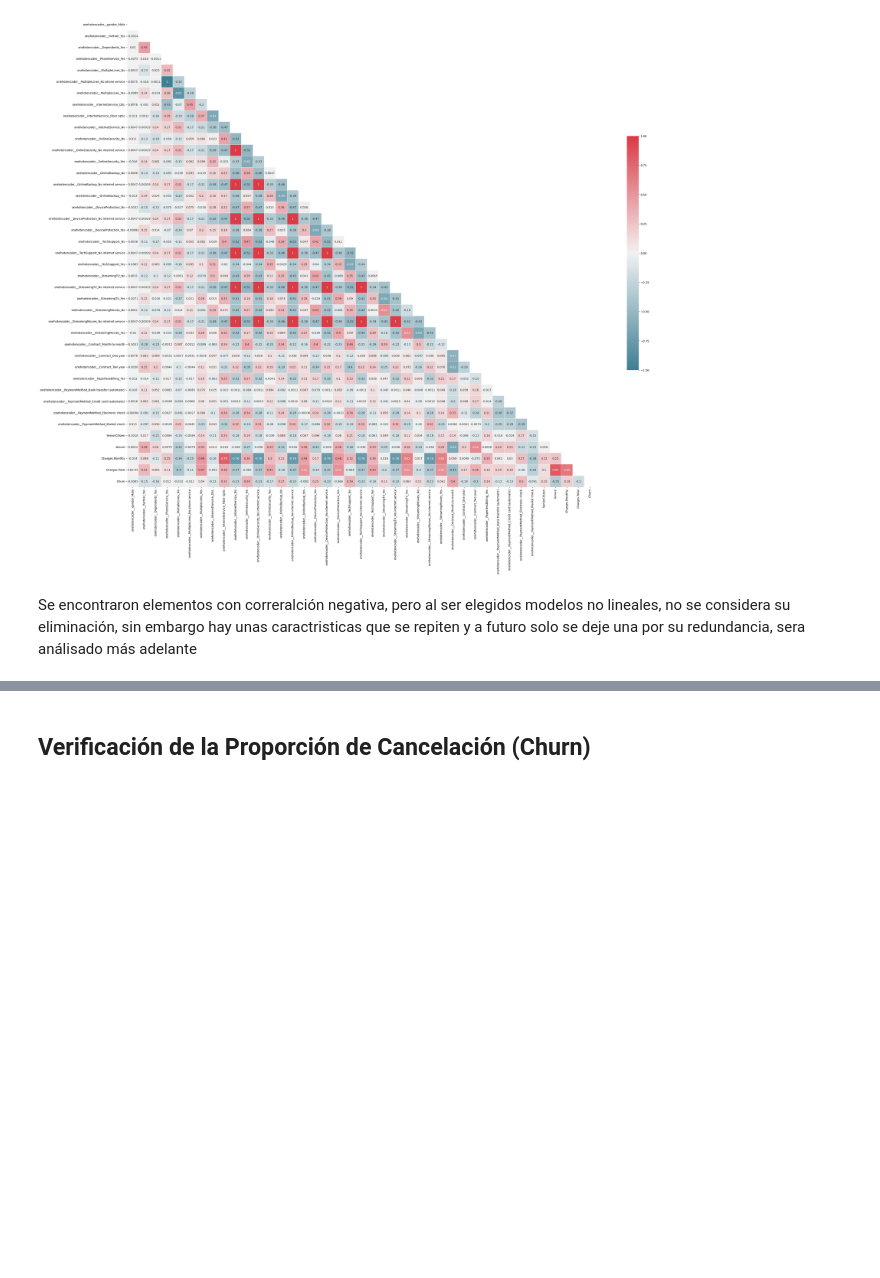
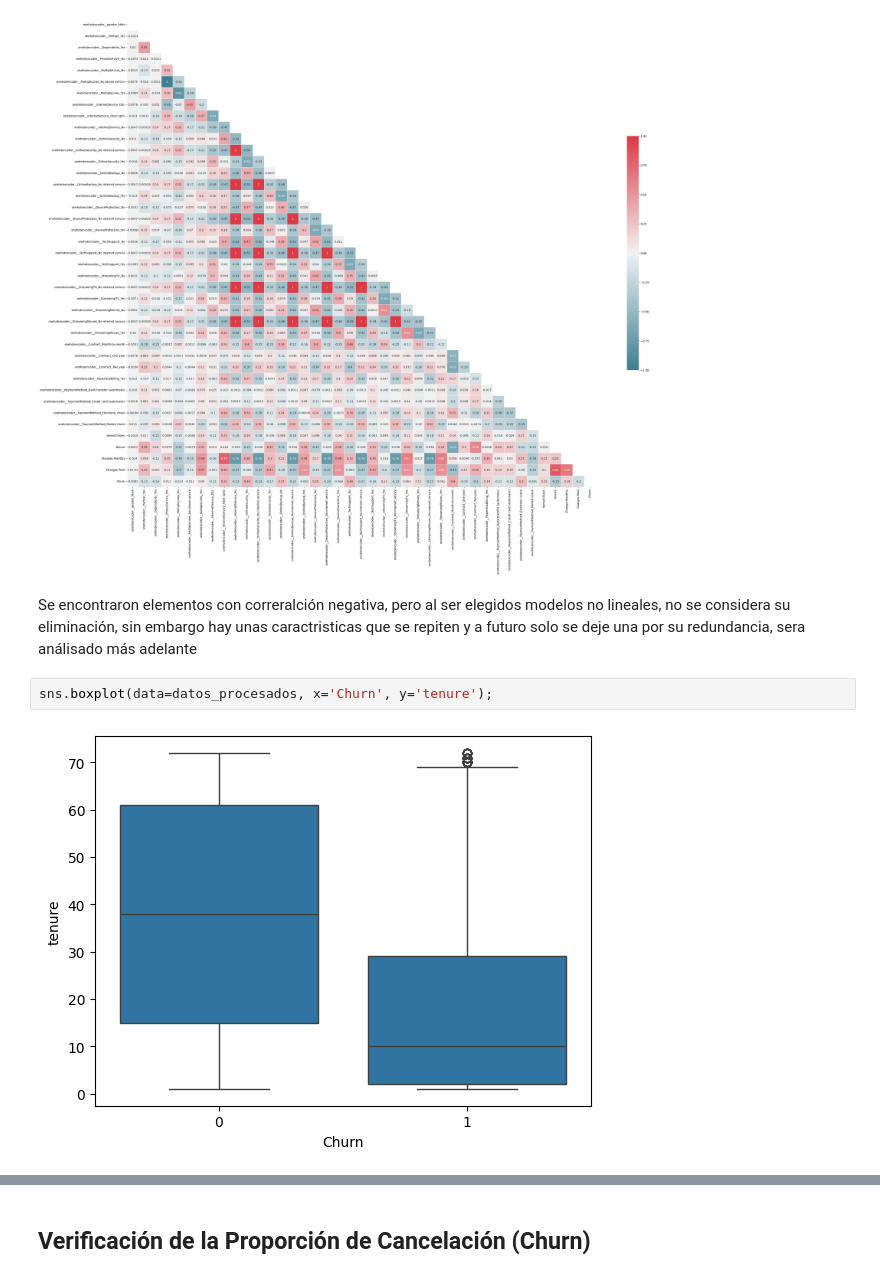
Before and after one commit to Cristiand056/TelecomX_parte2_Latam, a Jupyter notebook: TelecomX_parte2_Latam.ipynb, the cells around one changed output, grey strips where cells are left out. Saved outputs shown, nothing was run; the diff lists cells and outputs as text; blank space fills up the shorter version.

```diff
--- a/TelecomX_parte2_Latam.ipynb
+++ b/TelecomX_parte2_Latam.ipynb
@@ -249,3 +249,7 @@ plt.show()
 [figure]
 # %% [markdown]
 <p>Se encontraron elementos con correralción negativa, pero al ser elegidos modelos no lineales, no se considera su eliminación, sin embargo hay unas caractristicas que se repiten y a futuro solo se deje una por su redundancia, sera análisado más adelante
+# %%
+sns.boxplot(data=datos_procesados, x='Churn', y='tenure');
+# %% [output]
+[figure, added]
```
Also changed, not shown: parts of 13 cells of this notebook.
